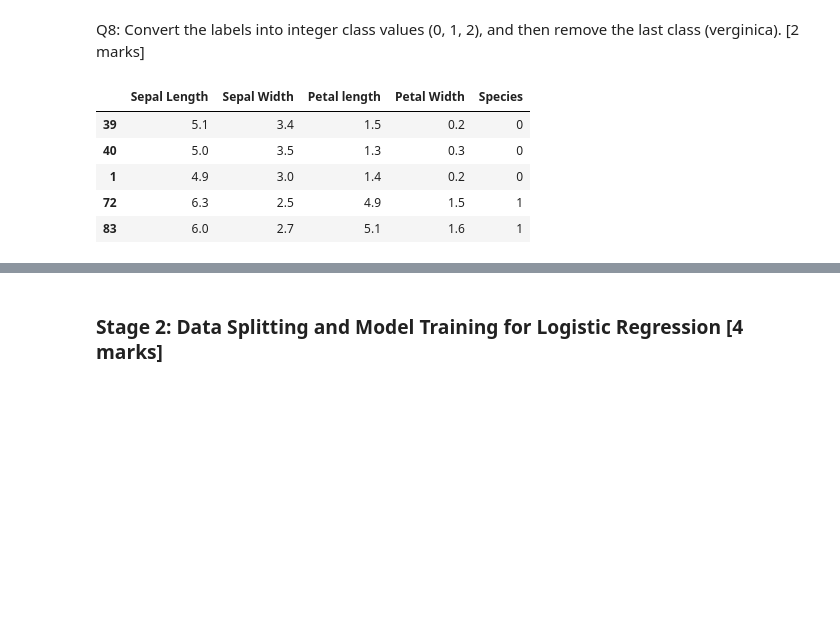
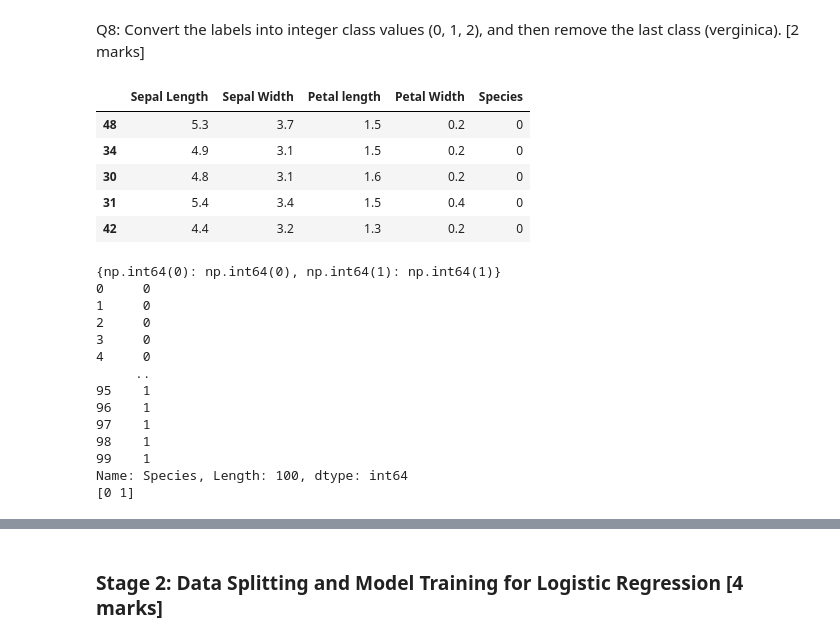
Before and after one commit to subhashiitb/IITKGP-ML, a Jupyter notebook: Assignment/Module1/Module -1 ML Assignment-Starter-Notebook.ipynb, the cells around one changed output, grey strips where cells are left out. Drawn from its saved outputs; the diff is of its cells as text; code cells hidden in the pictures; blank space fills up the shorter version.

```diff
--- a/Assignment/Module1/Module -1 ML Assignment-Starter-Notebook.ipynb
+++ b/Assignment/Module1/Module -1 ML Assignment-Starter-Notebook.ipynb
@@ -240,19 +257,42 @@ plt.show()
 # %% [markdown]
 Q8: Convert the labels into integer class values (0, 1, 2), and then remove the last class (verginica). [2 marks]
-# %%
-### YOUR CODE STARTS HERE ###
-
-lc = LabelEncoder()
-
-data['Species'] = lc.fit_transform(data['Species'])
-
-display(data.sample(5))
-
-### YOUR CODE ENDS HERE ###
-# %% [output]
-|  | Sepal Length | Sepal Width | Petal length | Petal Width | Species |
-| 39 | 5.1 | 3.4 | 1.5 | 0.2 | 0 |
-| 40 | 5.0 | 3.5 | 1.3 | 0.3 | 0 |
-| 1 | 4.9 | 3.0 | 1.4 | 0.2 | 0 |
-| 72 | 6.3 | 2.5 | 4.9 | 1.5 | 1 |
-| 83 | 6.0 | 2.7 | 5.1 | 1.6 | 1 |
+# %%
+### YOUR CODE STARTS HERE ###
+
+# create an object for label encoder and do the transform on species column
+lc = LabelEncoder()
+data['Species'] = lc.fit_transform(data['Species'])
+
+# Just review the data for confirmation
+display(data.sample(5))
+print(dict(zip(lc.classes_, lc.transform(lc.classes_))))
+print(data['Species'])
+
+# Keep only 0, 1 and remove 2
+data = data[data['Species'] != 2]
+# Print unique value of species to verify
+
+print(data['Species'].unique())
+
+### YOUR CODE ENDS HERE ###
+# %% [output]
+|  | Sepal Length | Sepal Width | Petal length | Petal Width | Species |
+| 48 | 5.3 | 3.7 | 1.5 | 0.2 | 0 |
+| 34 | 4.9 | 3.1 | 1.5 | 0.2 | 0 |
+| 30 | 4.8 | 3.1 | 1.6 | 0.2 | 0 |
+| 31 | 5.4 | 3.4 | 1.5 | 0.4 | 0 |
+| 42 | 4.4 | 3.2 | 1.3 | 0.2 | 0 |
+{np.int64(0): np.int64(0), np.int64(1): np.int64(1)}
+0     0
+1     0
+2     0
+3     0
+4     0
+     ..
+95    1
+96    1
+97    1
+98    1
+99    1
+Name: Species, Length: 100, dtype: int64
+[0 1]
```
Also changed, not shown: parts of 3 cells of this notebook.
